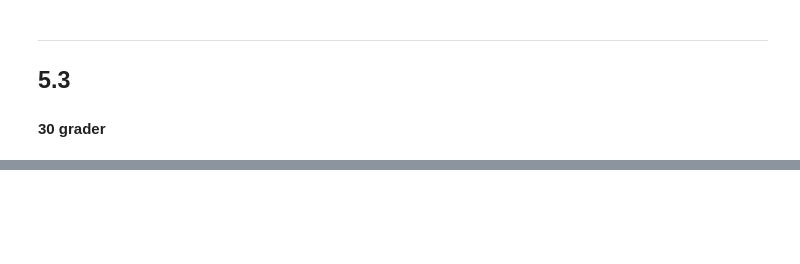
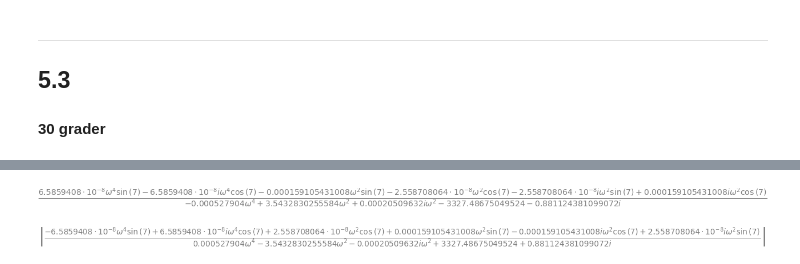
Before and after one commit to Apros7/Mat1Project, a Jupyter notebook: Opgave 5.2.ipynb, the cells around one changed output, grey strips where cells are left out. Saved outputs shown, nothing was run; the diff lists cells and outputs as text; code cells hidden in the pictures; blank space fills up the shorter version.

Commit message:
plots

```diff
--- a/Opgave 5.2.ipynb
+++ b/Opgave 5.2.ipynb
@@ -35,7 +35,11 @@ v30 = {ks:0.83, xi:33/100, F0s:5.2}
 v50 = {ks:0.995, xi:21/100, F0s:8}
 v70 = {ks:1.37, xi:10.5/100, F0s:9.65}
 
-sol = k.gauss_jordan_solve(f)[0]
-x = sol.subs(mydict)
-x = x.subs(v30)
-x
+def get_z_tilde(temp):
+    sol = k.gauss_jordan_solve(f)[0]
+    x = sol.subs(mydict)
+    x = x.subs(temp)
+    z1 = x[0]
+    z2 = x[1]
+    z_tilde = Matrix([z1, z2])
+    return z_tilde
@@ -59,3 +46,7 @@ $\displaystyle \left[\begin{matrix}\frac{6.5859408 \cdot 10^{-8} \omega^{4} \sin
+# %%
+z_tilde_30 = get_z_tilde(v30)
+z_tilde_50 = get_z_tilde(v50)
+z_tilde_70 = get_z_tilde(v70)
 # %% [markdown]
 ---
 ## 5.3
@@ -84,0 +54,8 @@ plot.show()
+# %%
+z_tilde_30[0]
+# %% [output]
+[figure, added]
+# %%
+abs(z_tilde_30[0])
+# %% [output]
+[figure, added]
```
Also changed, not shown: parts of 6 cells of this notebook.
